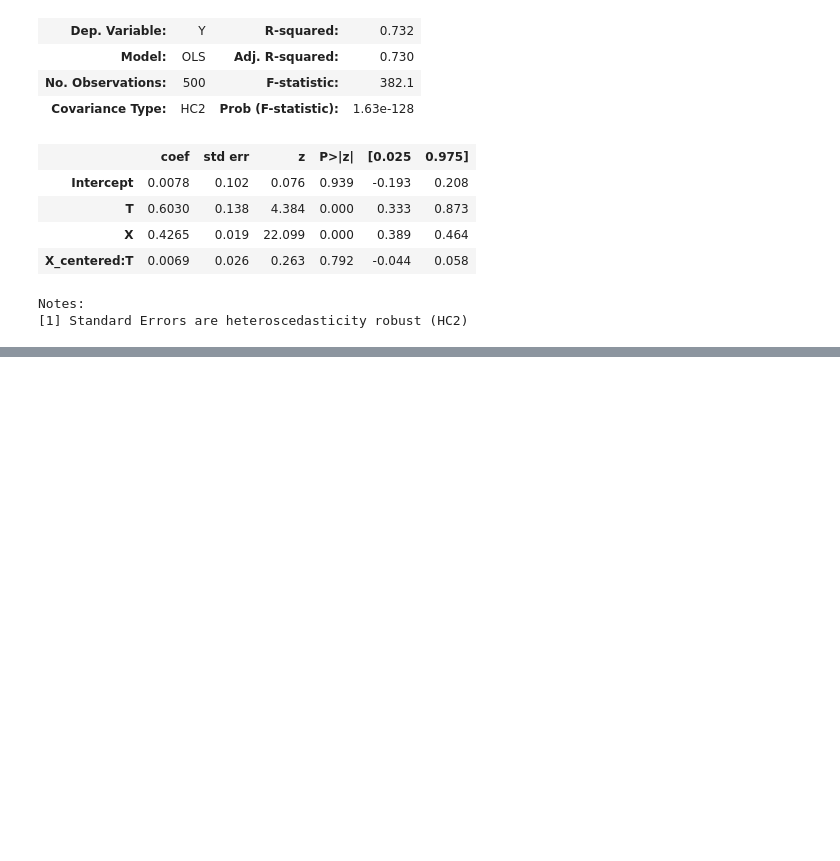
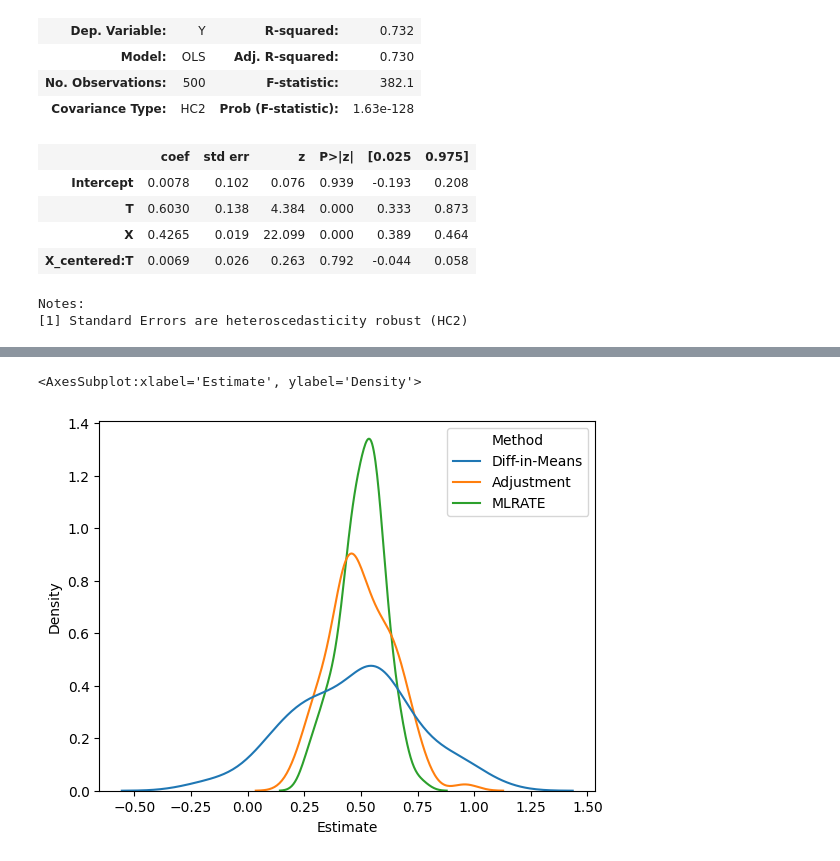
Before and after one commit to alexanderoa/blog_code, a Jupyter notebook: nonlinear_adjust/nonlinear_adjust.ipynb, the cells around one changed output, grey strips where cells are left out. Saved outputs shown, nothing was run; the diff lists cells and outputs as text; code cells hidden in the pictures; blank space fills up the shorter version.

Commit message:
Organized notebook and added function for density plot

```diff
--- a/nonlinear_adjust/nonlinear_adjust.ipynb
+++ b/nonlinear_adjust/nonlinear_adjust.ipynb
@@ -222,0 +95,6 @@ print(np.min(est), np.max(est))
+# %%
+sim_res = nonlinear_variance_sim()
+sns.kdeplot(x='Estimate', hue = 'Method', data=sim_res)
+# %% [output]
+<AxesSubplot:xlabel='Estimate', ylabel='Density'>
+[figure, added]
```
Also changed, not shown: parts of 9 cells of this notebook, 1 other file.
